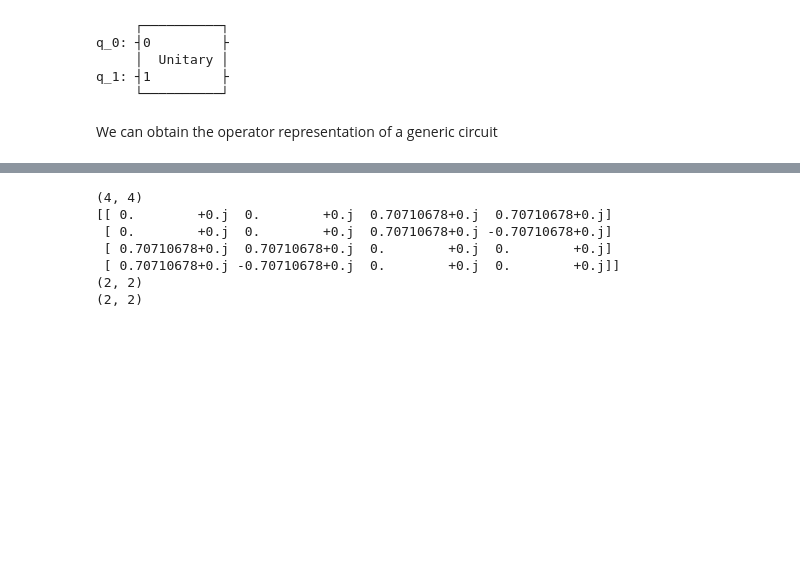
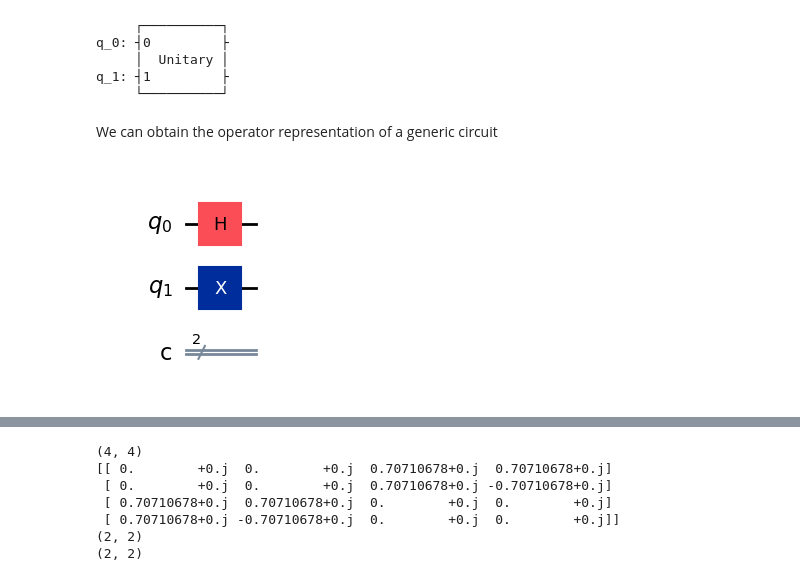
Before and after one commit to NicolaAssolini98/QuantumLab, a Jupyter notebook: Lesson1.ipynb, the cells around one changed output, grey strips where cells are left out. Saved outputs shown, nothing was run; the diff lists cells and outputs as text; code cells hidden in the pictures; blank space fills up the shorter version.

```diff
--- a/Lesson1.ipynb
+++ b/Lesson1.ipynb
@@ -193,4 +187,11 @@ q_1: ┤1         ├
      └──────────┘
 # %% [markdown]
 We can obtain the operator representation of a generic circuit
+# %%
+circ = QuantumCircuit(2, 2)
+circ.h(0)
+circ.x(1)
+circ.draw('mpl')
+# %% [output]
+[figure, added]
 # %%
```
Also changed, not shown: parts of 13 cells of this notebook.
